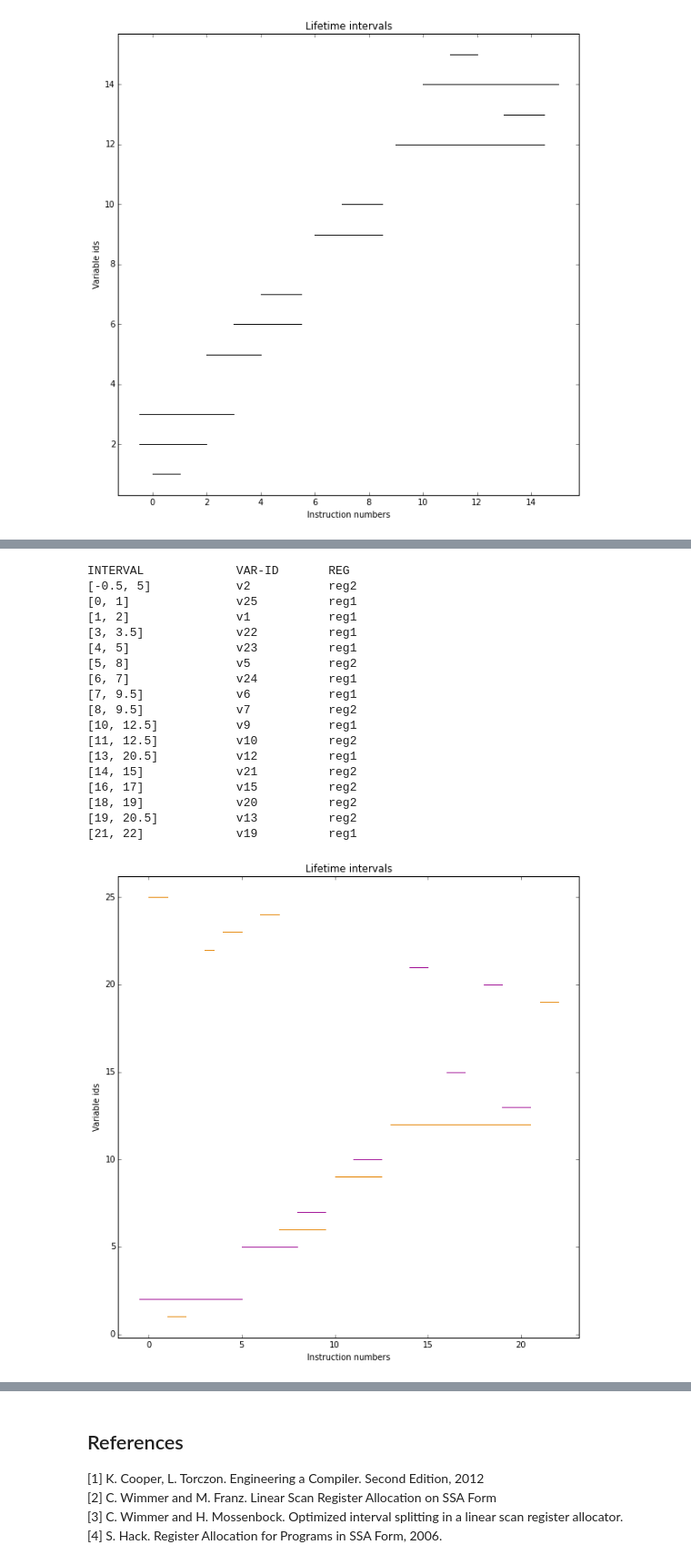
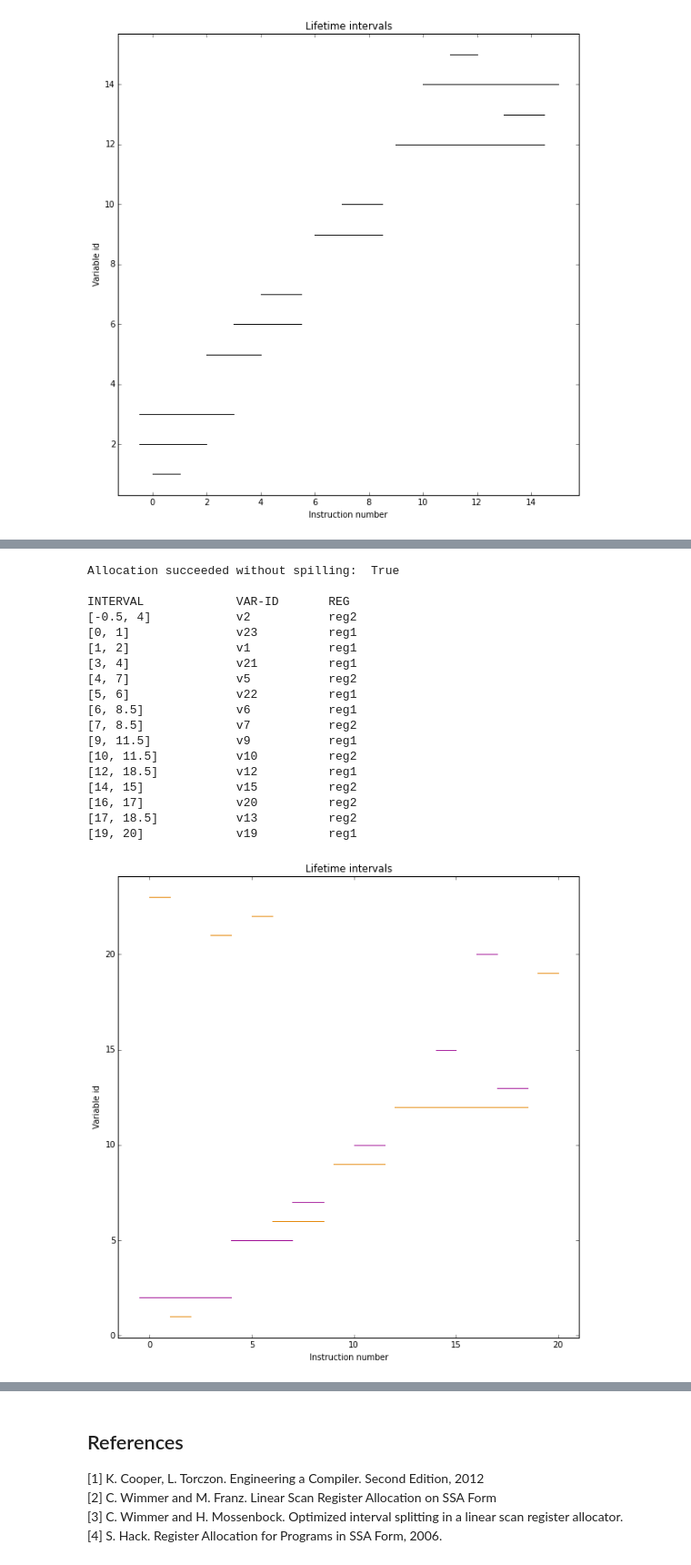
Before and after one commit to jakubbrzeski/regallo, a Jupyter notebook: py-regallo/tutorial.ipynb, the cells around one changed output, grey strips where cells are left out. Shown: that part at 91% size. Cells and saved outputs as stored; diff of their text form; code cells hidden in the pictures.

```diff
--- a/py-regallo/tutorial.ipynb
+++ b/py-regallo/tutorial.ipynb
@@ -225,25 +234,26 @@ INTERVAL             VAR-ID       REG
 # %%
-bls.allocate_registers(intervals, 2)
+success = bls.allocate_registers(intervals, 2, spilling=False)
+print "Allocation succeeded without spilling: ", success, "\n"
 print IntervalsString(intervals)
 utils.draw_intervals(intervals, regcount=2, figsize=(10, 10))
 # %% [output]
+Allocation succeeded without spilling:  True
+
 INTERVAL             VAR-ID       REG
-[-0.5, 5]            v2           reg2
-[0, 1]               v25          reg1
+[-0.5, 4]            v2           reg2
+[0, 1]               v23          reg1
 [1, 2]               v1           reg1
-[3, 3.5]             v22          reg1
-[4, 5]               v23          reg1
-[5, 8]               v5           reg2
-[6, 7]               v24          reg1
-[7, 9.5]             v6           reg1
-[8, 9.5]             v7           reg2
-[10, 12.5]           v9           reg1
-[11, 12.5]           v10          reg2
-[13, 20.5]           v12          reg1
-[14, 15]             v21          reg2
-[16, 17]             v15          reg2
-[18, 19]             v20          reg2
-[19, 20.5]           v13          reg2
-[21, 22]             v19          reg1
+[3, 4]               v21          reg1
+[4, 7]               v5           reg2
+[5, 6]               v22          reg1
+[6, 8.5]             v6           reg1
+[7, 8.5]             v7           reg2
+[9, 11.5]            v9           reg1
+[10, 11.5]           v10          reg2
+[12, 18.5]           v12          reg1
+[14, 15]             v15          reg2
+[16, 17]             v20          reg2
+[17, 18.5]           v13          reg2
+[19, 20]             v19          reg1
-[figure, old version]
+[figure, new version]
 # %% [markdown]
```
Also changed, not shown: parts of 52 cells of this notebook, 5 other files.
